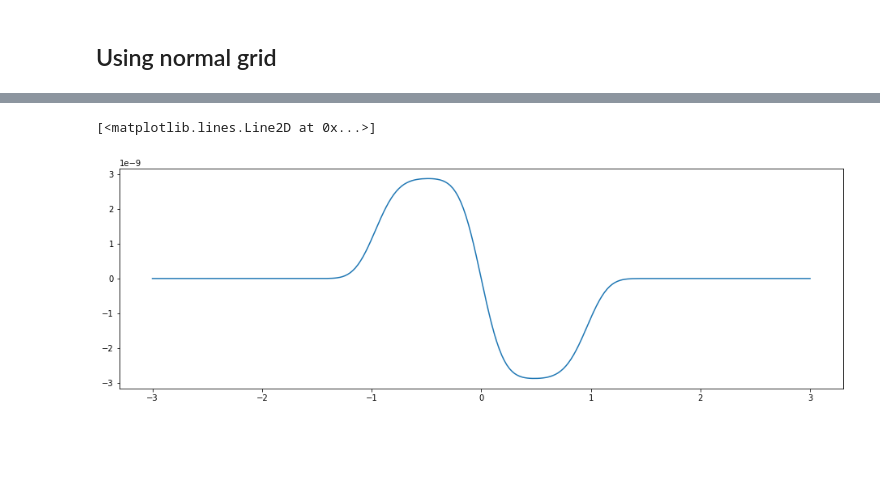
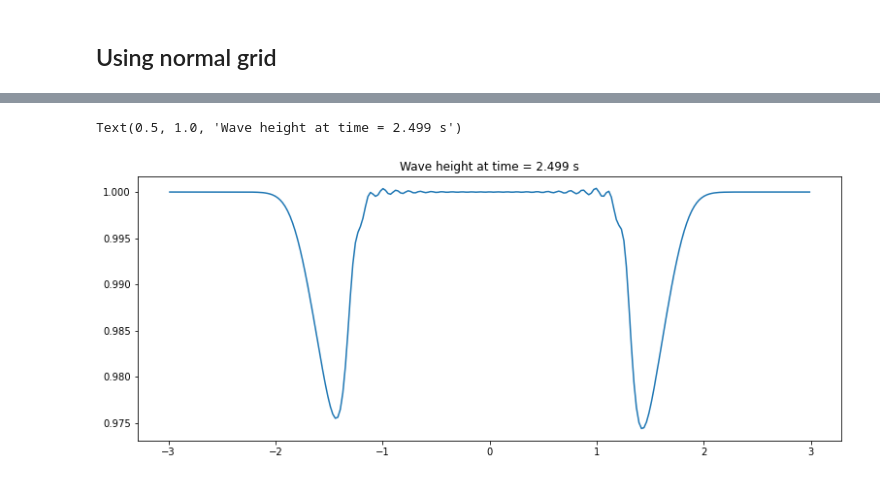
Before and after one commit to dhruvbhagtani/EMSC-8033-project, a Jupyter notebook: 1D_SWE.ipynb, the cells around one changed output, grey strips where cells are left out. Saved outputs shown, nothing was run; the diff lists cells and outputs as text; code cells hidden in the pictures; blank space fills up the shorter version.

```diff
--- a/1D_SWE.ipynb
+++ b/1D_SWE.ipynb
@@ -359,6 +481,23 @@ for t in np.arange(t_start,t_end,dt):
+# %%
+plt.figure(figsize = (13,5))
+plt.plot(xt, hm_new)
+plt.title('Wave height at time = ' + str(t) + ' s')
+# %% [output]
+Text(0.5, 1.0, 'Wave height at time = 2.499 s')
+[figure, added]
 # %%
-plt.figure(figsize = (16,5))
-plt.plot(xu_ocean, vm_old)
+fig,ax = plt.subplots(figsize = (13,5))
+
+def update_fig(i):
+
+    plt.clf()
+    plt.title('u-directional velocity for time = ' + str(dt*i*10))
+    p1 = plt.plot(xu, um_data[:,i*10])
+    plt.ylim([-0.08, 0.08])
+    return p1
+
+num_frames = 250
+anim = animation.FuncAnimation(fig, update_fig, frames = num_frames, blit = True)
+anim.save('Videos/1D_SWE/1D_SWE_coriolis_um.mp4',writer = 'ffmpeg',fps = 32)
+
+plt.close(anim._fig)
-# %% [output]
-[<matplotlib.lines.Line2D at 0x...>]
-[figure, removed]
```
Also changed, not shown: parts of 57 cells of this notebook.
